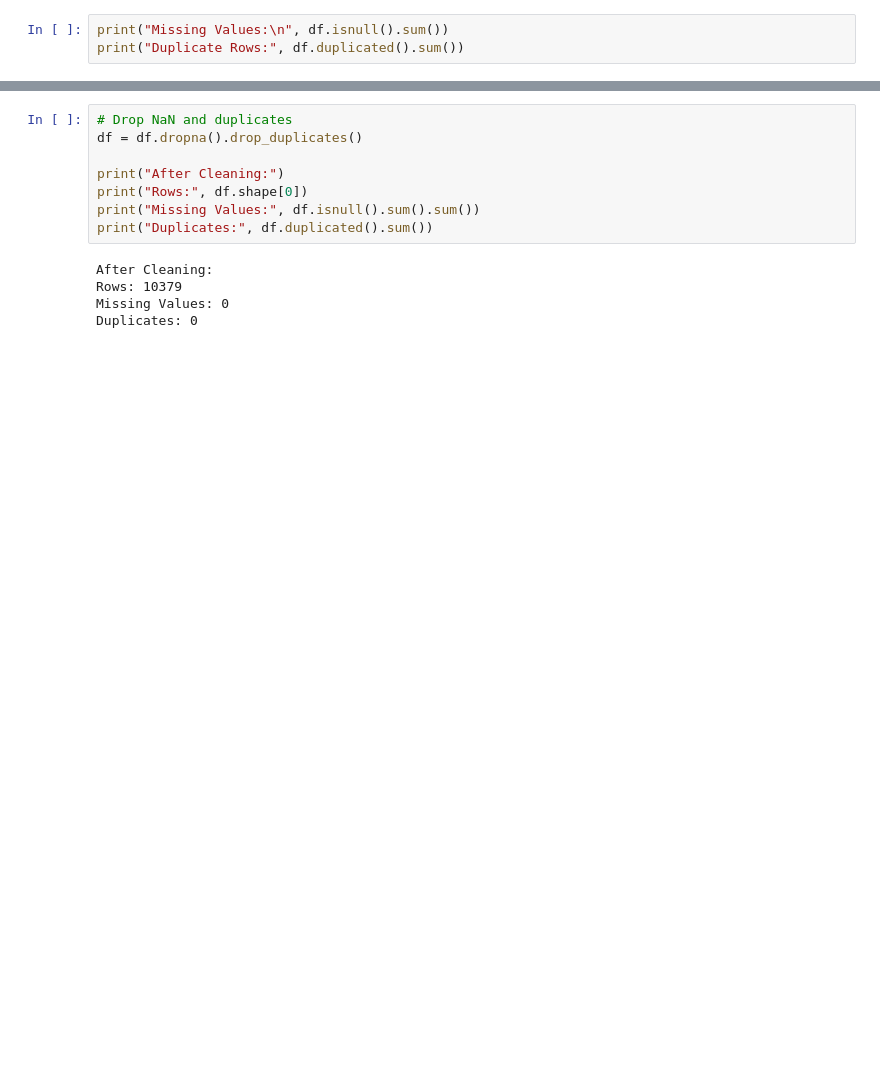
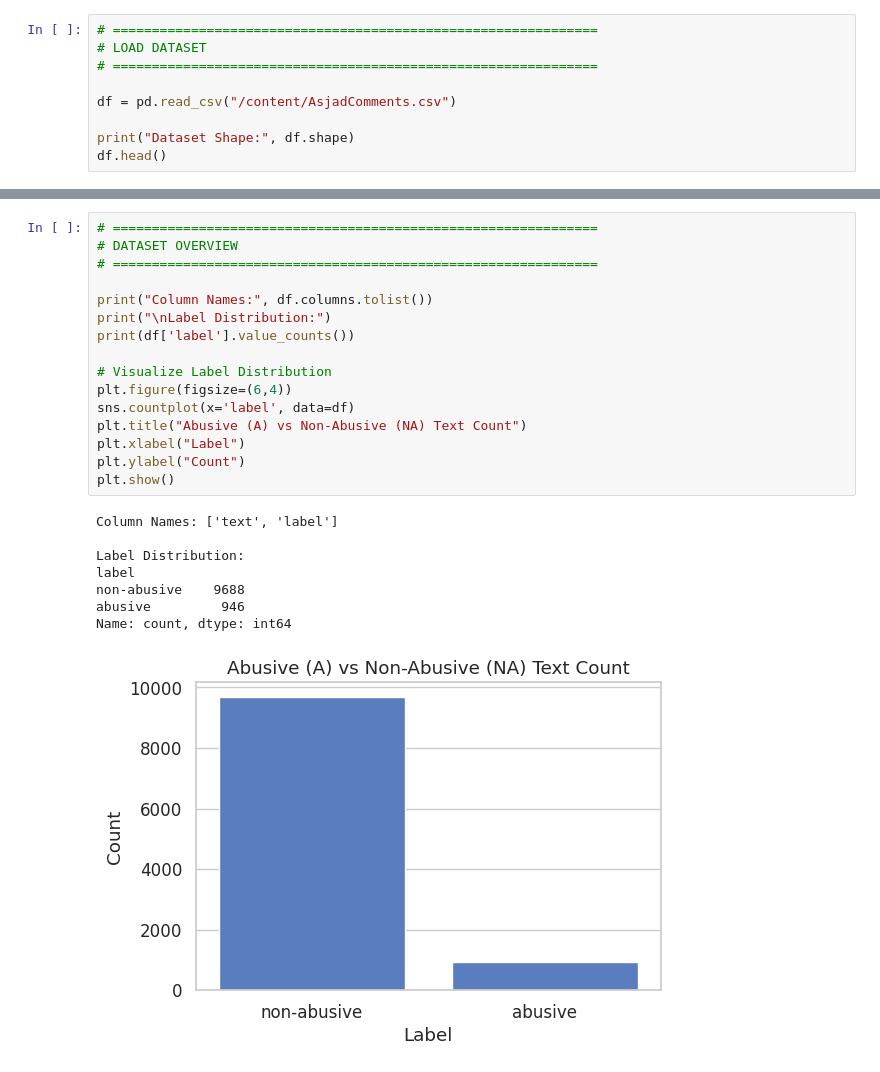
Before and after one commit to nasirabbas827/Cyberabuse-Asjad-final, a Jupyter notebook: Codefile/cyberabusefinal_Asjad.ipynb, the cells around one changed output, grey strips where cells are left out. Saved outputs shown, nothing was run; the diff lists cells and outputs as text; blank space fills up the shorter version.

```diff
--- a/Codefile/cyberabusefinal_Asjad.ipynb
+++ b/Codefile/cyberabusefinal_Asjad.ipynb
@@ -72,4 +54,10 @@ Name: count, dtype: int64
 # %%
-print("Missing Values:\n", df.isnull().sum())
-print("Duplicate Rows:", df.duplicated().sum())
+# ==============================================================
+# LOAD DATASET
+# ==============================================================
+
+df = pd.read_csv("/content/AsjadComments.csv")
+
+print("Dataset Shape:", df.shape)
+df.head()
 # %% [output]
@@ -81,14 +71,26 @@ Duplicate Rows: 255
 # %%
-# Drop NaN and duplicates
-df = df.dropna().drop_duplicates()
+# ==============================================================
+# DATASET OVERVIEW
+# ==============================================================
 
-print("After Cleaning:")
-print("Rows:", df.shape[0])
-print("Missing Values:", df.isnull().sum().sum())
-print("Duplicates:", df.duplicated().sum())
+print("Column Names:", df.columns.tolist())
+print("\nLabel Distribution:")
+print(df['label'].value_counts())
+
+# Visualize Label Distribution
+plt.figure(figsize=(6,4))
+sns.countplot(x='label', data=df)
+plt.title("Abusive (A) vs Non-Abusive (NA) Text Count")
+plt.xlabel("Label")
+plt.ylabel("Count")
+plt.show()
 # %% [output]
-After Cleaning:
-Rows: 10379
-Missing Values: 0
-Duplicates: 0
+Column Names: ['text', 'label']
+
+Label Distribution:
+label
+non-abusive    9688
+abusive         946
+Name: count, dtype: int64
+[figure, added]
 # %%
```
Also changed, not shown: parts of 15 cells of this notebook, 10 other files.
